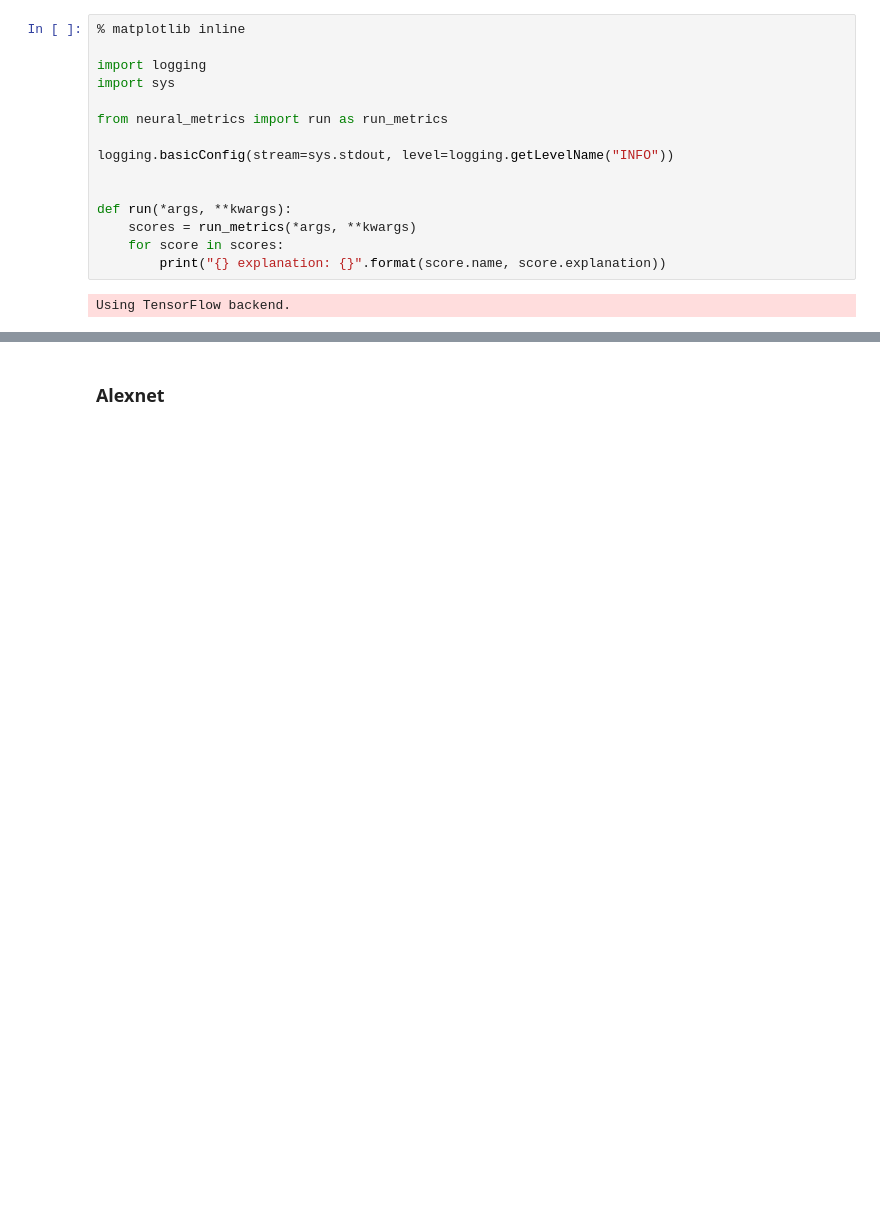
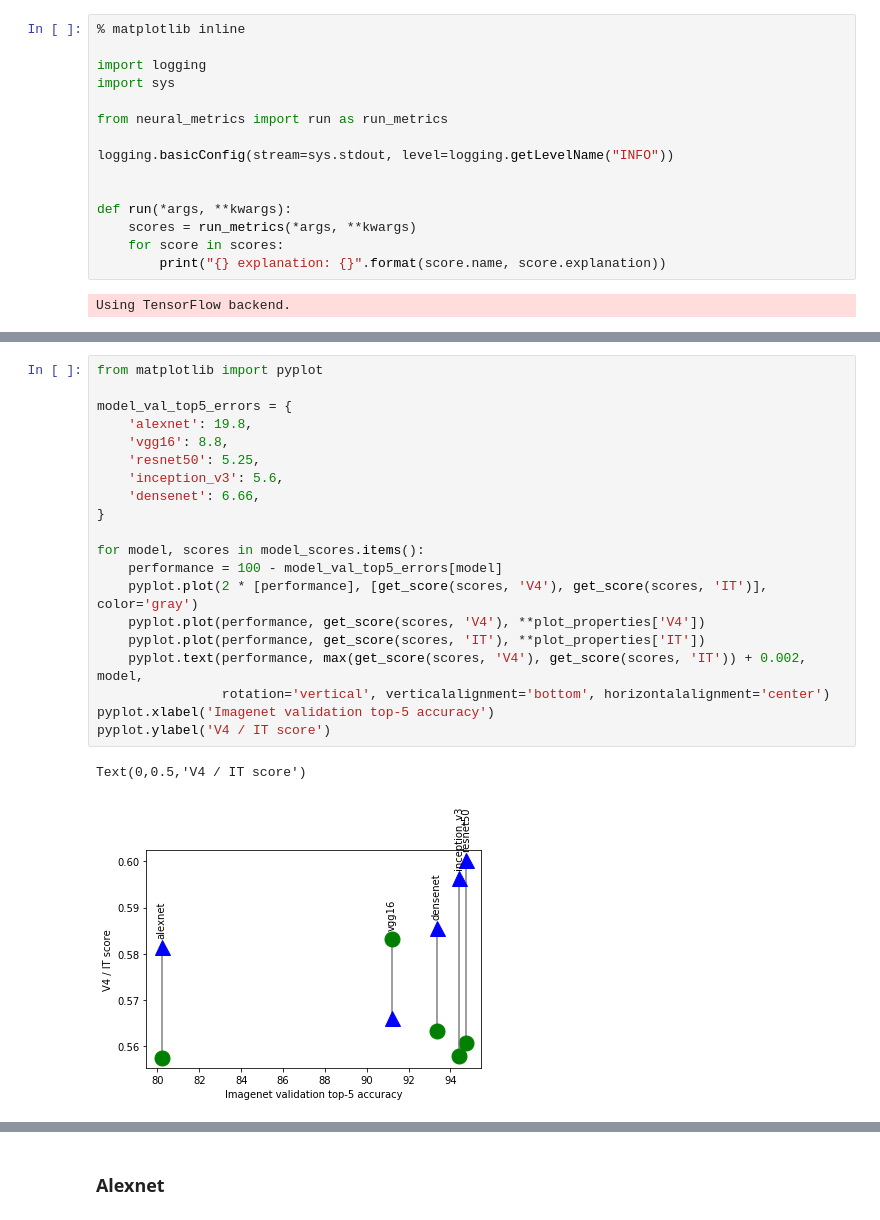
Before and after one commit to mschrimpf/neural-nlp, a Jupyter notebook: results/scores.ipynb, the cells around one changed output, grey strips where cells are left out. Saved outputs shown, nothing was run; the diff lists cells and outputs as text; blank space fills up the shorter version.

```diff
--- a/results/scores.ipynb
+++ b/results/scores.ipynb
@@ -17,0 +72,23 @@ Using TensorFlow backend.
+# %%
+from matplotlib import pyplot
+
+model_val_top5_errors = {
+    'alexnet': 19.8,
+    'vgg16': 8.8,
+    'resnet50': 5.25,
+    'inception_v3': 5.6,
+    'densenet': 6.66,
+}
+
+for model, scores in model_scores.items():
+    performance = 100 - model_val_top5_errors[model]
+    pyplot.plot(2 * [performance], [get_score(scores, 'V4'), get_score(scores, 'IT')], color='gray')
+    pyplot.plot(performance, get_score(scores, 'V4'), **plot_properties['V4'])
+    pyplot.plot(performance, get_score(scores, 'IT'), **plot_properties['IT'])
+    pyplot.text(performance, max(get_score(scores, 'V4'), get_score(scores, 'IT')) + 0.002, model,
+                rotation='vertical', verticalalignment='bottom', horizontalalignment='center')
+pyplot.xlabel('Imagenet validation top-5 accuracy')
+pyplot.ylabel('V4 / IT score')
+# %% [output]
+Text(0,0.5,'V4 / IT score')
+[figure, added]
```
Also changed, not shown: parts of 6 cells of this notebook.
